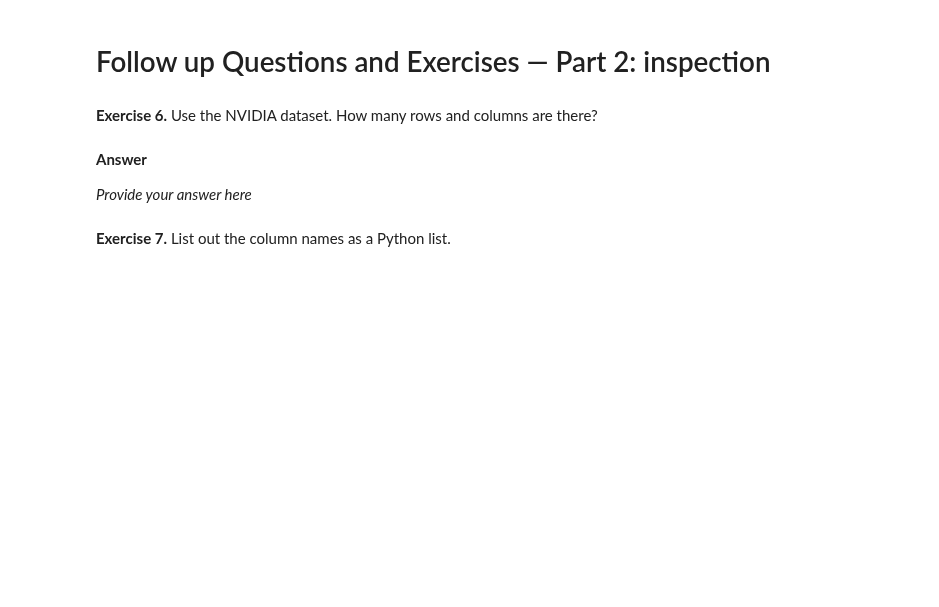
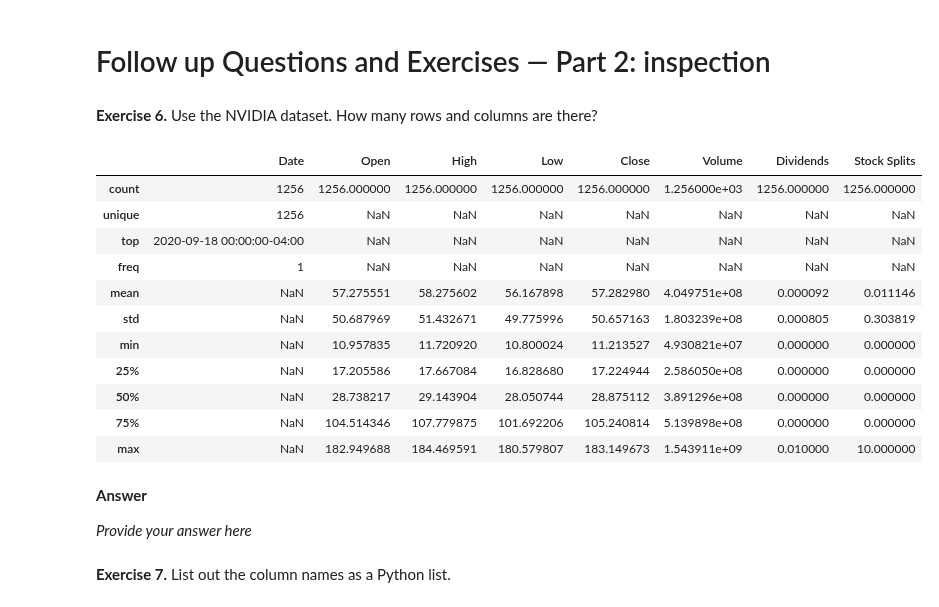
Before and after one commit to laglead/IS834_Fall_2026, a Jupyter notebook: Session 03 - Pandas I - Importing and Exploration/03_Analytics_with_pandas.ipynb, the cells around one changed output. Drawn from its saved outputs; the diff is of its cells as text; code cells hidden in the pictures; blank space fills up the shorter version.

```diff
--- a/Session 03 - Pandas I - Importing and Exploration/03_Analytics_with_pandas.ipynb
+++ b/Session 03 - Pandas I - Importing and Exploration/03_Analytics_with_pandas.ipynb
@@ -111,7 +111,7 @@ import pandas as pd
 
 # Every data file this notebook uses is read straight from the course repository.
 # There is nothing to upload: DATA is the folder those files live in.
-DATA = "https://raw.githubusercontent.com/elhamod/IS834_Fall_2026/main/data/"
+DATA = "https://raw.githubusercontent.com/laglead/IS834_Fall_2026/main/data/"
 # %%
 # Read the survey data from the CSV that ships with this notebook.
 # The survey file is read straight from the course repository -- nothing to upload.
@@ -226,3 +357,22 @@ df.sort_values('Age', ascending=False).head(20)
+# %%
+# Your code here
+nvidia = pd.read_csv(DATA + "nvda.csv")
+nvidia.head()
+nvidia.shape
+nvidia.describe(include='all')
+# %% [output]
+|  | Date | Open | High | Low | Close | Volume | Dividends | Stock Splits |
+| count | 1256 | 1256.000000 | 1256.000000 | 1256.000000 | 1256.000000 | 1.256000e+03 | 1256.000000 | 1256.000000 |
+| unique | 1256 | NaN | NaN | NaN | NaN | NaN | NaN | NaN |
+| top | 2020-09-18 00:00:00-04:00 | NaN | NaN | NaN | NaN | NaN | NaN | NaN |
+| freq | 1 | NaN | NaN | NaN | NaN | NaN | NaN | NaN |
+| mean | NaN | 57.275551 | 58.275602 | 56.167898 | 57.282980 | 4.049751e+08 | 0.000092 | 0.011146 |
+| std | NaN | 50.687969 | 51.432671 | 49.775996 | 50.657163 | 1.803239e+08 | 0.000805 | 0.303819 |
+| min | NaN | 10.957835 | 11.720920 | 10.800024 | 11.213527 | 4.930821e+07 | 0.000000 | 0.000000 |
+| 25% | NaN | 17.205586 | 17.667084 | 16.828680 | 17.224944 | 2.586050e+08 | 0.000000 | 0.000000 |
+| 50% | NaN | 28.738217 | 29.143904 | 28.050744 | 28.875112 | 3.891296e+08 | 0.000000 | 0.000000 |
+| 75% | NaN | 104.514346 | 107.779875 | 101.692206 | 105.240814 | 5.139898e+08 | 0.000000 | 0.000000 |
+| max | NaN | 182.949688 | 184.469591 | 180.579807 | 183.149673 | 1.543911e+09 | 0.010000 | 10.000000 |
 # %% [markdown]
 **Answer**
 
```
Also changed, not shown: parts of 18 cells of this notebook, 1 other file.
